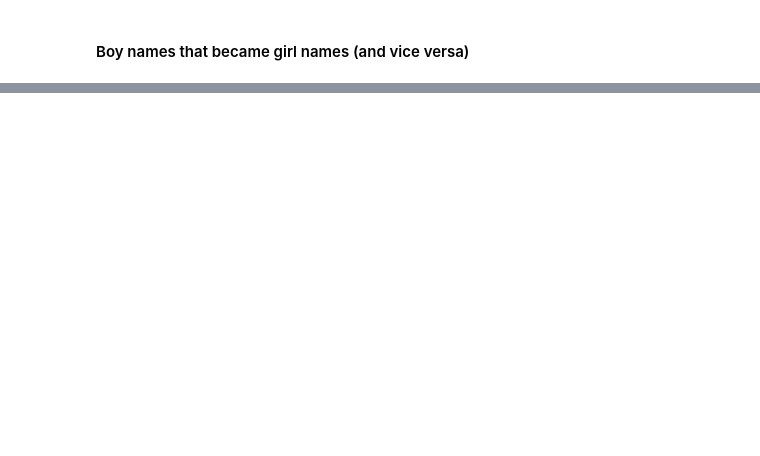
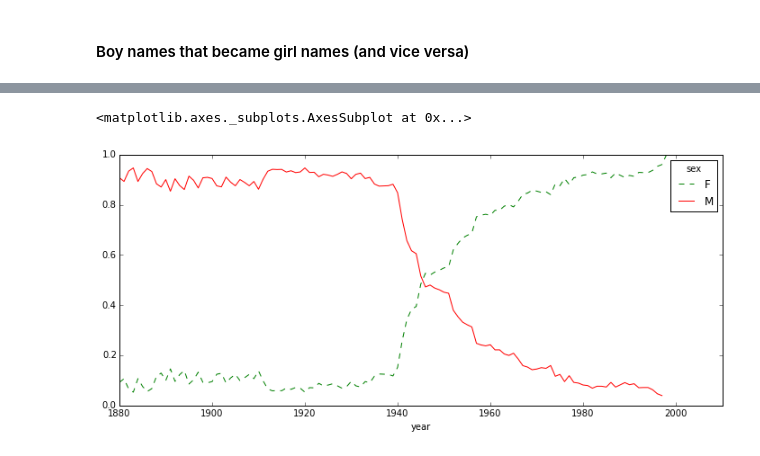
Before and after one commit to kamidox/pydata-book, a Jupyter notebook: ch02.ipynb, the cells around one changed output, grey strips where cells are left out. Cells and saved outputs as stored; diff of their text form; code cells hidden in the pictures; blank space fills up the shorter version.

```diff
--- a/ch02.ipynb
+++ b/ch02.ipynb
@@ -608,4 +1110,7 @@ table.tail()
 # %%
 plt.close('all')
 # %%
-table.plot(style={'M': 'k-', 'F': 'k--'})
+table.plot(style={'M': 'r-', 'F': 'g--'})
+# %% [output]
+<matplotlib.axes._subplots.AxesSubplot at 0x...>
+[figure, added]
```
Also changed, not shown: parts of 57 cells of this notebook.
